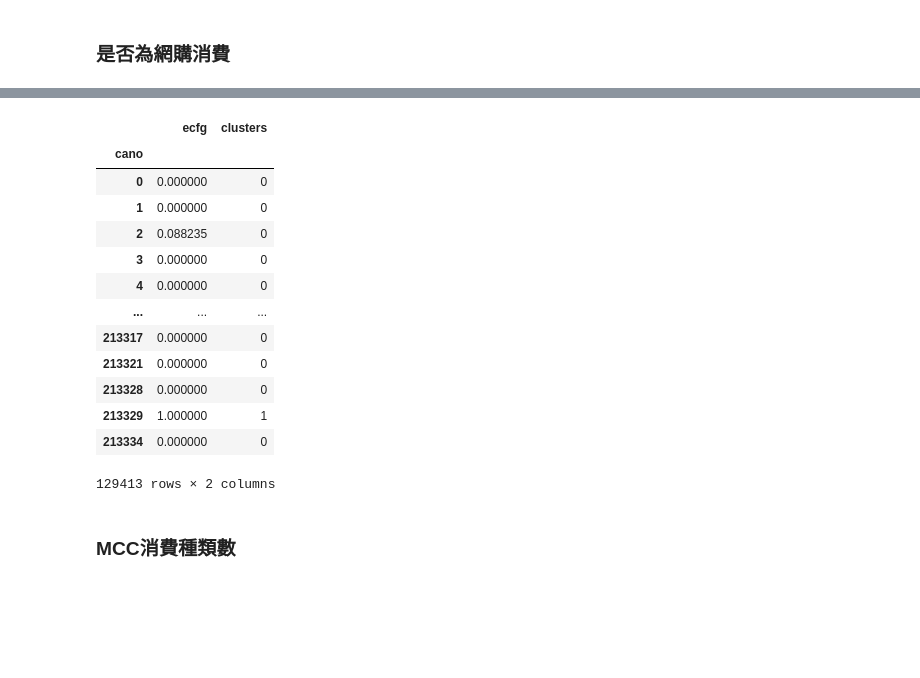
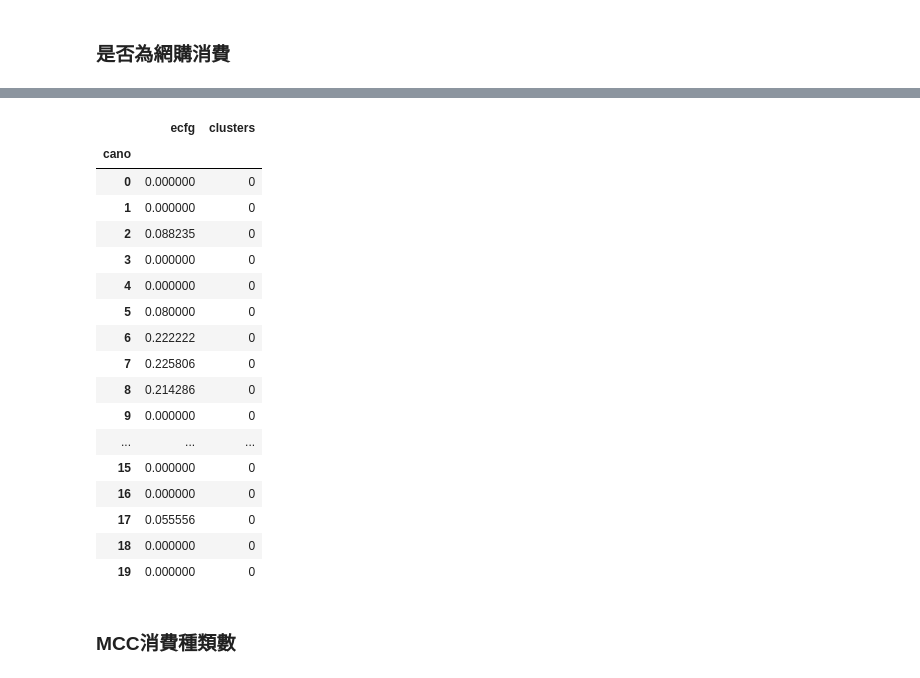
Before and after one commit to CubatLin/TBrain-E.SUN-AI-Open-Competition-Fall-2019-15th-place-Feature-Engineering, a Jupyter notebook: Customer_Classify.ipynb, the cells around one changed output, grey strips where cells are left out. Drawn from its saved outputs; the diff is of its cells as text; code cells hidden in the pictures; blank space fills up the shorter version.

```diff
--- a/Customer_Classify.ipynb
+++ b/Customer_Classify.ipynb
@@ -298,23 +278,27 @@ plt.show()
 # %%
 ##k = 2
 kmeans = KMeans(n_clusters=2, max_iter=1000).fit(ecfg_pct)
 ecfg_pct["clusters"] = kmeans.labels_
-ecfg_pct
+ecfg_pct.head(20)
 # %% [output]
 |  | ecfg | clusters |
 | cano |  |  |
 | 0 | 0.000000 | 0 |
 | 1 | 0.000000 | 0 |
 | 2 | 0.088235 | 0 |
 | 3 | 0.000000 | 0 |
 | 4 | 0.000000 | 0 |
+| 5 | 0.080000 | 0 |
+| 6 | 0.222222 | 0 |
+| 7 | 0.225806 | 0 |
+| 8 | 0.214286 | 0 |
+| 9 | 0.000000 | 0 |
 | ... | ... | ... |
-| 213317 | 0.000000 | 0 |
-| 213321 | 0.000000 | 0 |
-| 213328 | 0.000000 | 0 |
-| 213329 | 1.000000 | 1 |
-| 213334 | 0.000000 | 0 |
+| 15 | 0.000000 | 0 |
+| 16 | 0.000000 | 0 |
+| 17 | 0.055556 | 0 |
+| 18 | 0.000000 | 0 |
+| 19 | 0.000000 | 0 |
-129413 rows × 2 columns
 # %% [markdown]
 ### MCC消費種類數
 # %% [markdown]
```
Also changed, not shown: parts of 17 cells of this notebook.
